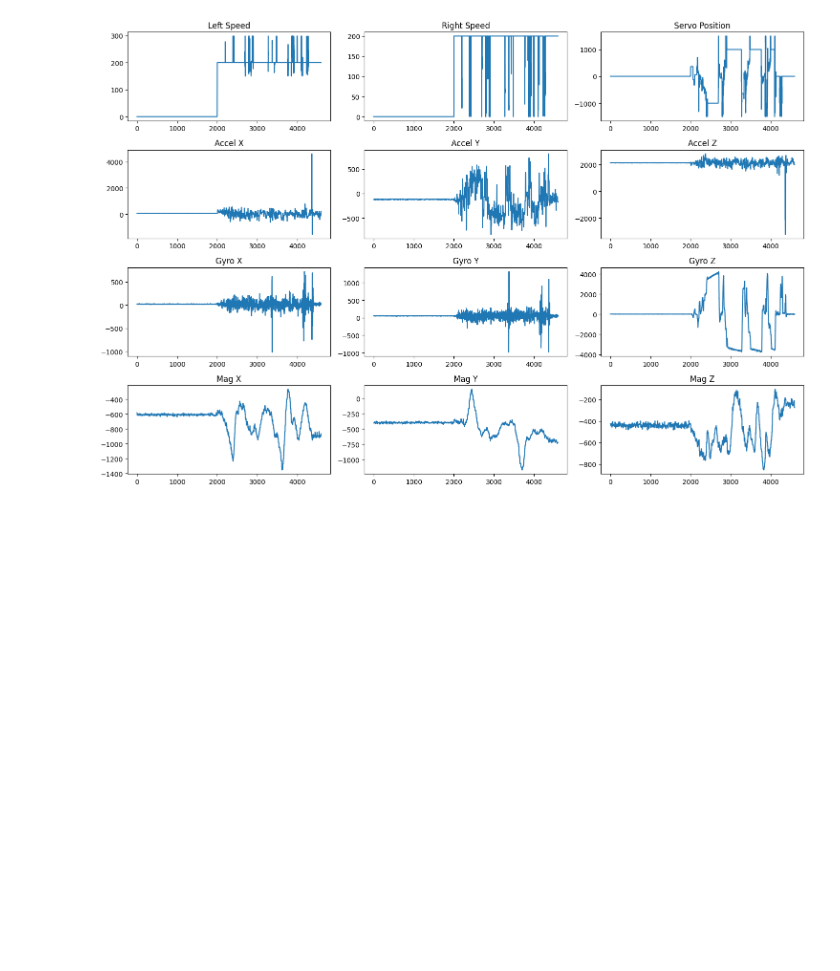
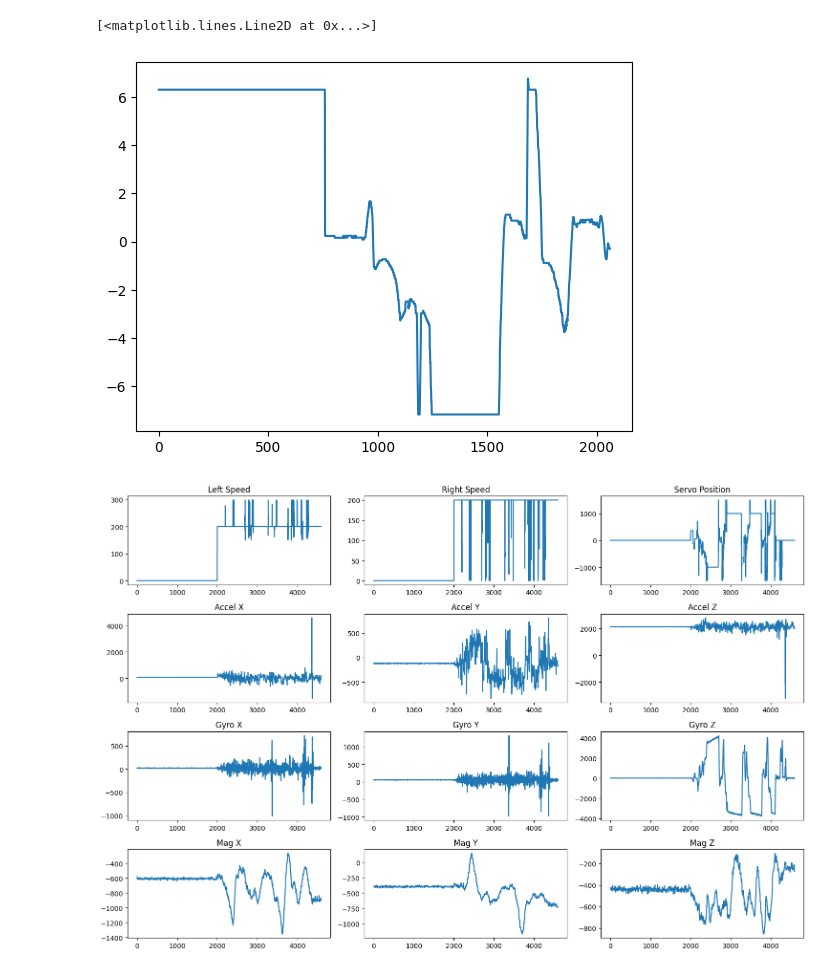
Before and after one commit to gaitovrat/bachelor, a Jupyter notebook: Notebooks/Lap.ipynb, the cells around one changed output. Drawn from its saved outputs; the diff is of its cells as text; code cells hidden in the pictures; blank space fills up the shorter version.

```diff
--- a/Notebooks/Lap.ipynb
+++ b/Notebooks/Lap.ipynb
@@ -8,6 +8,7 @@ class CameraData(BaseModel):
     hasLeft: StrictBool
     hasRight: StrictBool
     leftDistance: StrictInt
+    rightDistance: StrictInt
     regionsCount: StrictInt
     regionsListSize: StrictStr
     unchangedLeft: StrictBool
@@ -68,6 +69,8 @@ class DataPlotter:
         self.gyro_x = [d.sensor.gyro.x for d in self.data]
         self.gyro_y = [d.sensor.gyro.y for d in self.data]
         self.gyro_z = [d.sensor.gyro.z for d in self.data]
+        self.left_distance = [d.camera.leftDistance for d in self.data]
+        self.right_distance = [d.camera.rightDistance for d in self.data]
 
     def __len__(self) -> int:
         return len(self.data)
@@ -105,6 +108,21 @@ class DataPlotter:
         plt.show()
 # %%
 auto = DataPlotter('AutoData.json')
+# %%
+test = DataPlotter('test.json')
+# %%
+# plt.plot(test.servo_position)
+def calculate_distance(left, right):
+    leftRatio = left / right
+    rightRatio = right / left
+
+    return leftRatio - rightRatio
+
+data = [calculate_distance(data.camera.leftDistance, data.camera.rightDistance) for data in test.data]
+plt.plot(data)
+# %% [output]
+[<matplotlib.lines.Line2D at 0x...>]
+[figure, added]
 # %%
 auto.plot_all()
 # %% [output]
```
Also changed, not shown: 6 other files.
